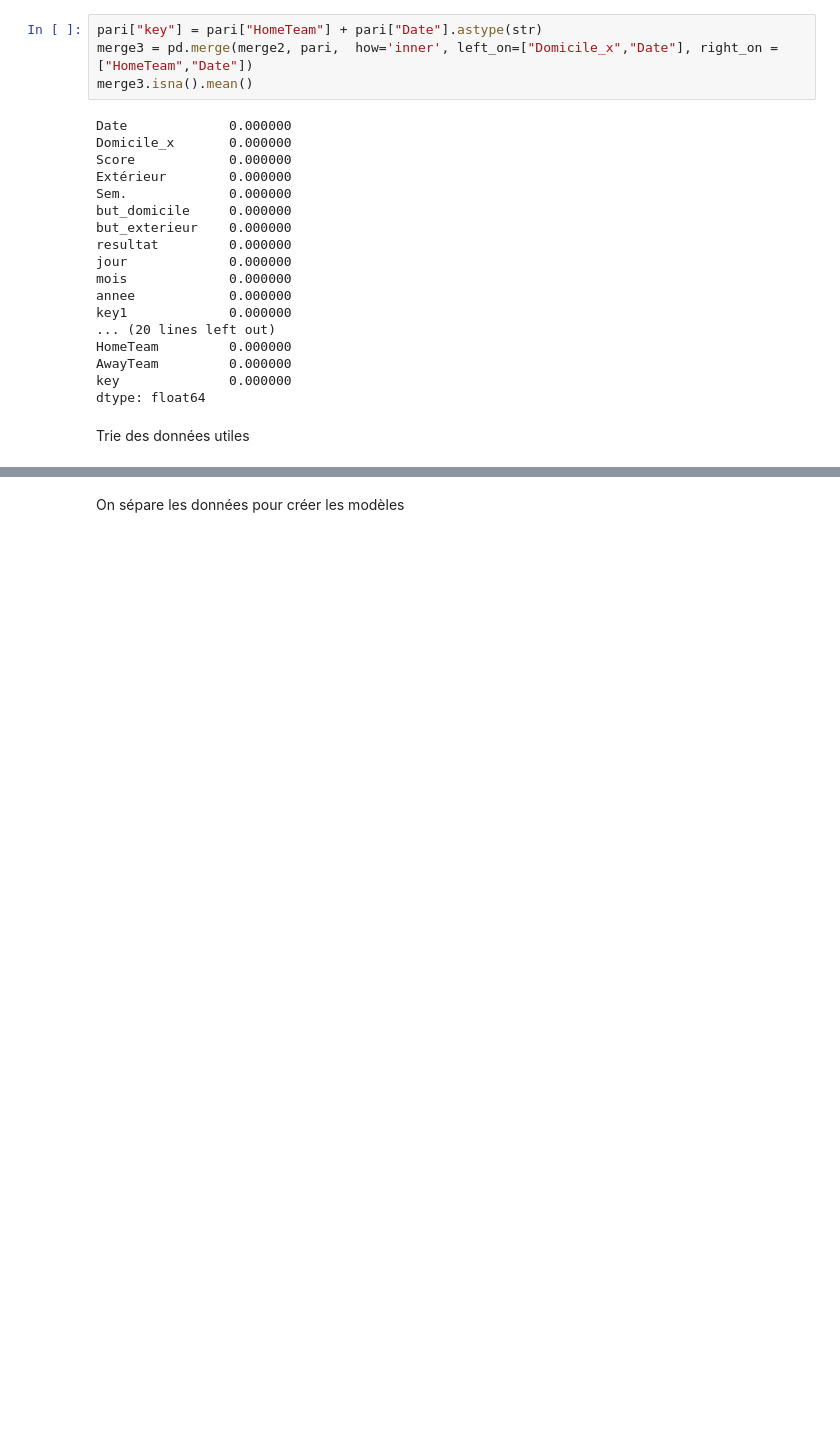
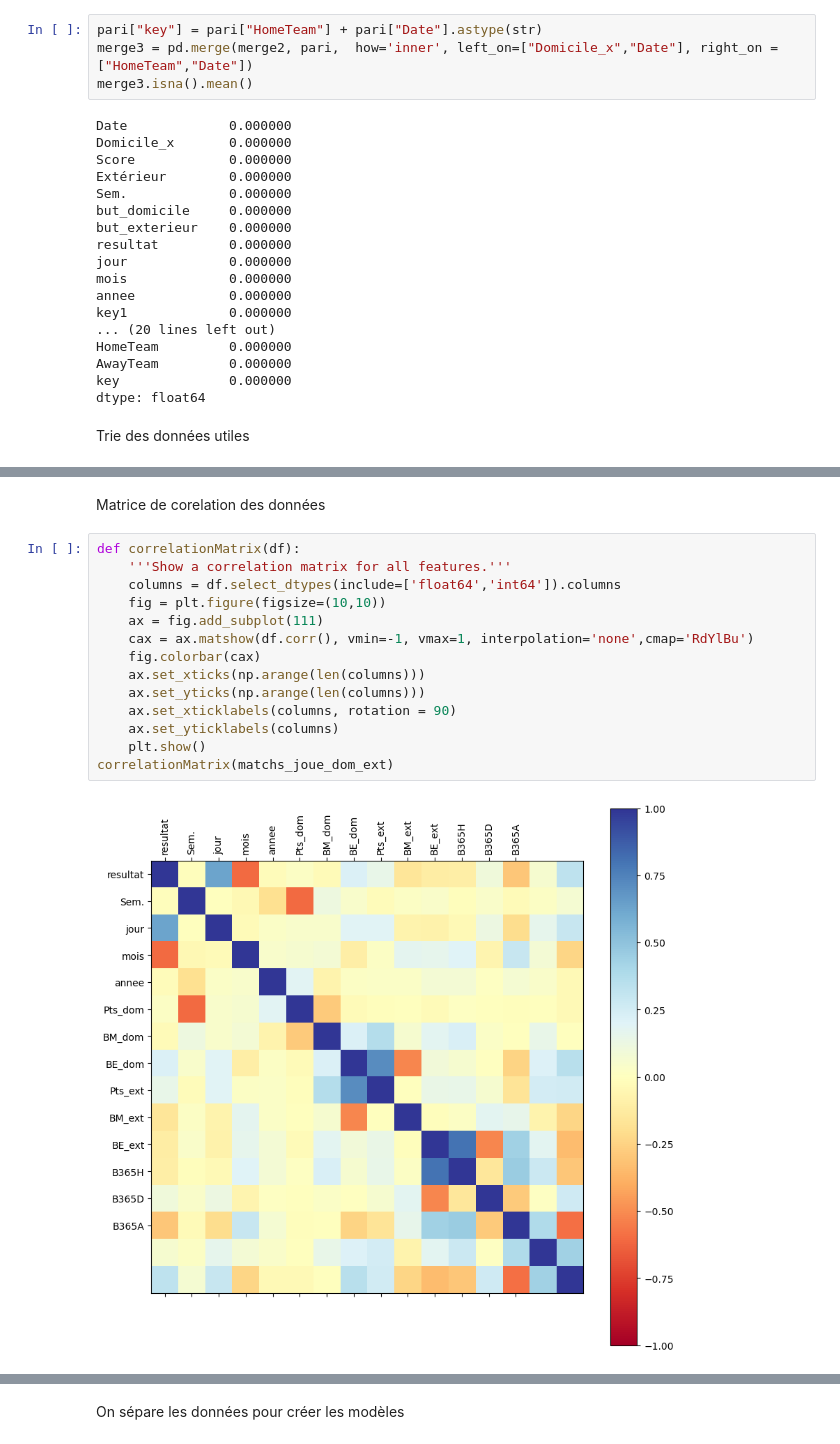
Before and after one commit to Jules101001/Football_pr-vision, a Jupyter notebook: previsionligue1 Avancé.ipynb, the cells around one changed output, grey strips where cells are left out. Drawn from its saved outputs; the diff is of its cells as text; blank space fills up the shorter version.

```diff
--- a/previsionligue1 Avancé.ipynb
+++ b/previsionligue1 Avancé.ipynb
@@ -401,0 +432,18 @@ Créer les données de test et d'entrainement
+# %% [markdown]
+Matrice de corelation des données
+# %%
+def correlationMatrix(df):
+    '''Show a correlation matrix for all features.'''
+    columns = df.select_dtypes(include=['float64','int64']).columns
+    fig = plt.figure(figsize=(10,10))
+    ax = fig.add_subplot(111)
+    cax = ax.matshow(df.corr(), vmin=-1, vmax=1, interpolation='none',cmap='RdYlBu')
+    fig.colorbar(cax)
+    ax.set_xticks(np.arange(len(columns)))
+    ax.set_yticks(np.arange(len(columns)))
+    ax.set_xticklabels(columns, rotation = 90)
+    ax.set_yticklabels(columns)
+    plt.show()
+correlationMatrix(matchs_joue_dom_ext)
+# %% [output]
+[figure, added]
```
Also changed, not shown: parts of 17 cells of this notebook.
